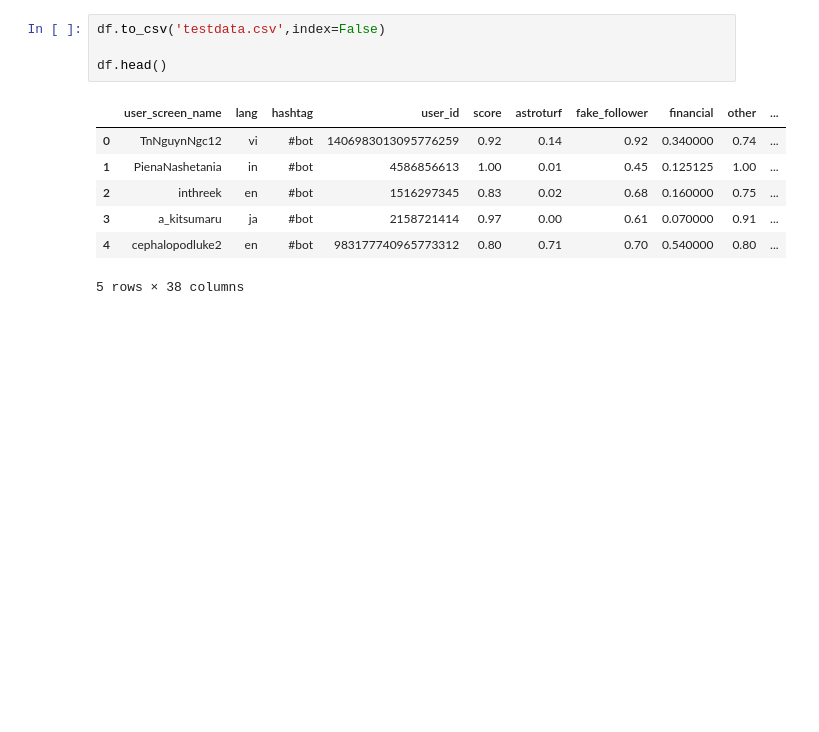
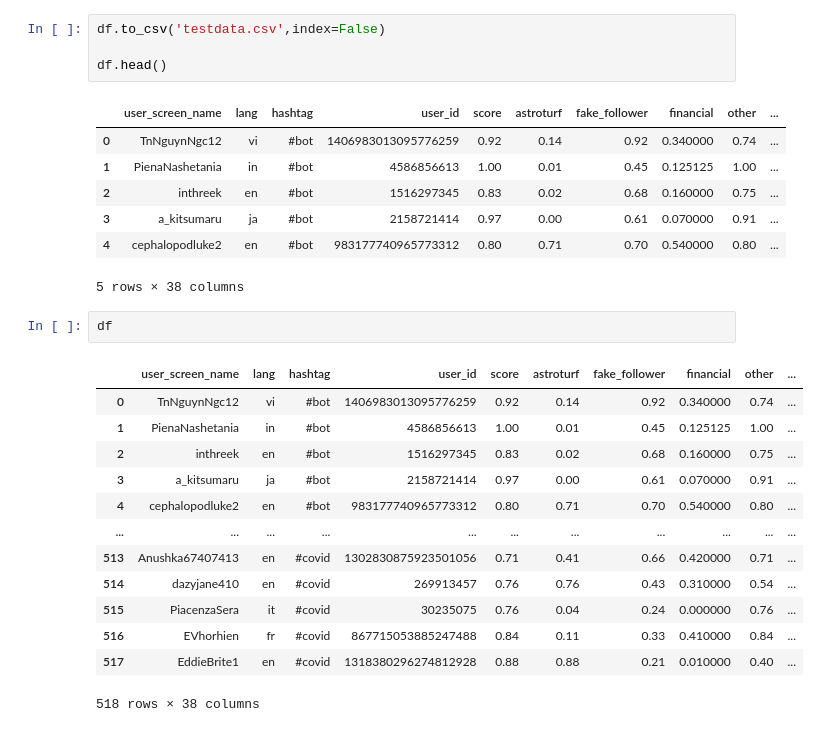
Before and after one commit to Abedomingo/CS591FinalProject, a Jupyter notebook: bot_classifier.ipynb, the cells around one changed output. Drawn from its saved outputs; the diff is of its cells as text; blank space fills up the shorter version.

```diff
--- a/bot_classifier.ipynb
+++ b/bot_classifier.ipynb
@@ -391,3 +391,19 @@ df.head()
 | 3 | a_kitsumaru | ja | #bot | 2158721414 | 0.97 | 0.00 | 0.61 | 0.070000 | 0.91 | ... |
 | 4 | cephalopodluke2 | en | #bot | 983177740965773312 | 0.80 | 0.71 | 0.70 | 0.540000 | 0.80 | ... |
 5 rows × 38 columns
+# %%
+df
+# %% [output]
+|  | user_screen_name | lang | hashtag | user_id | score | astroturf | fake_follower | financial | other | ... |
+| 0 | TnNguynNgc12 | vi | #bot | 1406983013095776259 | 0.92 | 0.14 | 0.92 | 0.340000 | 0.74 | ... |
+| 1 | PienaNashetania | in | #bot | 4586856613 | 1.00 | 0.01 | 0.45 | 0.125125 | 1.00 | ... |
+| 2 | inthreek | en | #bot | 1516297345 | 0.83 | 0.02 | 0.68 | 0.160000 | 0.75 | ... |
+| 3 | a_kitsumaru | ja | #bot | 2158721414 | 0.97 | 0.00 | 0.61 | 0.070000 | 0.91 | ... |
+| 4 | cephalopodluke2 | en | #bot | 983177740965773312 | 0.80 | 0.71 | 0.70 | 0.540000 | 0.80 | ... |
+| ... | ... | ... | ... | ... | ... | ... | ... | ... | ... | ... |
+| 513 | Anushka67407413 | en | #covid | 1302830875923501056 | 0.71 | 0.41 | 0.66 | 0.420000 | 0.71 | ... |
+| 514 | dazyjane410 | en | #covid | 269913457 | 0.76 | 0.76 | 0.43 | 0.310000 | 0.54 | ... |
+| 515 | PiacenzaSera | it | #covid | 30235075 | 0.76 | 0.04 | 0.24 | 0.000000 | 0.76 | ... |
+| 516 | EVhorhien | fr | #covid | 867715053885247488 | 0.84 | 0.11 | 0.33 | 0.410000 | 0.84 | ... |
+| 517 | EddieBrite1 | en | #covid | 1318380296274812928 | 0.88 | 0.88 | 0.21 | 0.010000 | 0.40 | ... |
+518 rows × 38 columns
```
Also changed, not shown: parts of 1 cell of this notebook, 14 other files.
